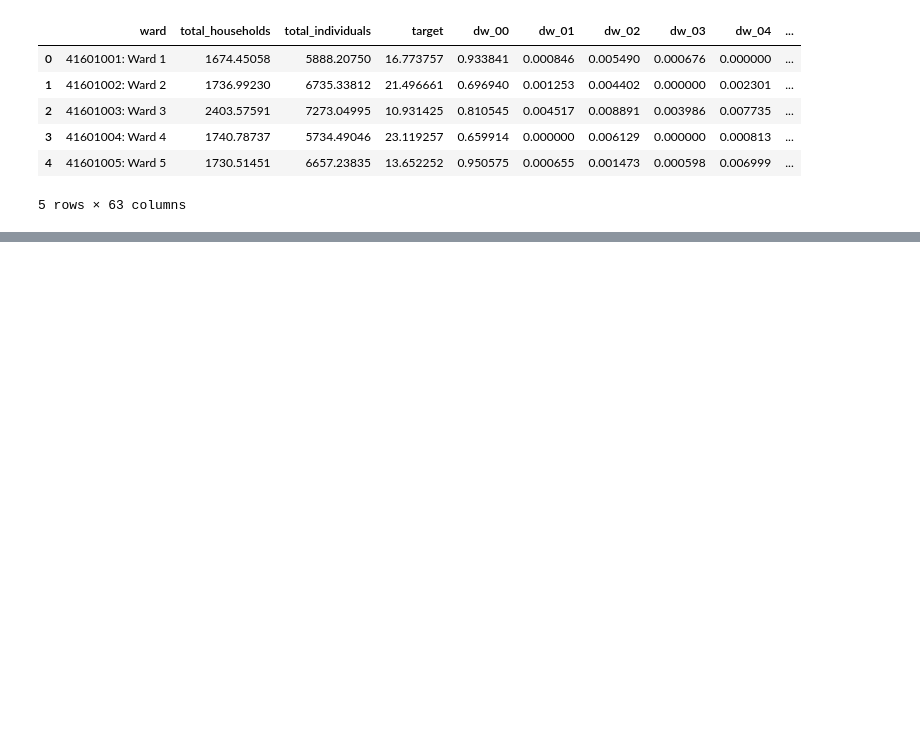
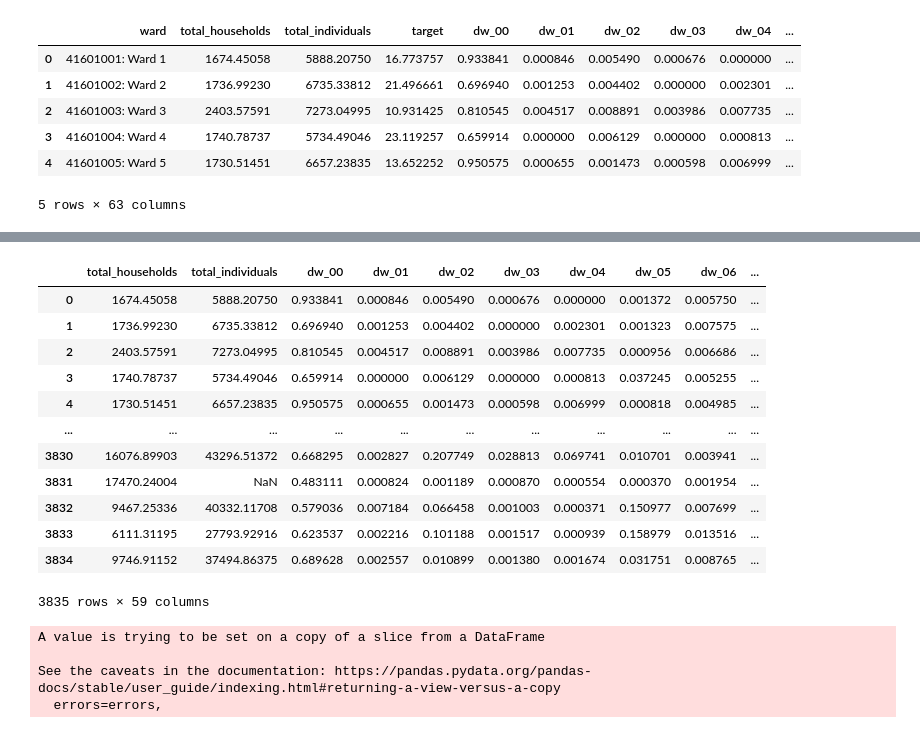
Before and after one commit to Oluwadara-Adepoju/Trail_blazer, a Jupyter notebook: ML.ipynb, the cells around one changed output, grey strips where cells are left out. Drawn from its saved outputs; the diff is of its cells as text; code cells hidden in the pictures; blank space fills up the shorter version.

```diff
--- a/ML.ipynb
+++ b/ML.ipynb
@@ -36,0 +70,35 @@ data['total_households'] = np.where(data['total_households'].between(25000,10000
+# %%
+data[['total_households', 'total_individuals', 'dw_00', 'dw_01', 'dw_02',
+       'dw_03', 'dw_04', 'dw_05', 'dw_06', 'dw_07', 'dw_08', 'dw_09', 'dw_10',
+       'dw_11', 'dw_12', 'dw_13', 'psa_00', 'psa_01', 'psa_02', 'psa_03',
+       'psa_04', 'stv_00', 'stv_01', 'car_00', 'car_01', 'lln_00', 'lln_01',
+       'lan_00', 'lan_01', 'lan_02', 'lan_03', 'lan_04', 'lan_05', 'lan_06',
+       'lan_07', 'lan_08', 'lan_09', 'lan_10', 'lan_11', 'lan_12', 'lan_13',
+       'lan_14', 'pg_00', 'pg_01', 'pg_02', 'pg_03', 'pg_04', 'lgt_00',
+       'pw_00', 'pw_01', 'pw_02', 'pw_03', 'pw_04', 'pw_05', 'pw_06', 'pw_07',
+       'pw_08', 'NL', 'source']]
+# %% [output]
+|  | total_households | total_individuals | dw_00 | dw_01 | dw_02 | dw_03 | dw_04 | dw_05 | dw_06 | ... |
+| 0 | 1674.45058 | 5888.20750 | 0.933841 | 0.000846 | 0.005490 | 0.000676 | 0.000000 | 0.001372 | 0.005750 | ... |
+| 1 | 1736.99230 | 6735.33812 | 0.696940 | 0.001253 | 0.004402 | 0.000000 | 0.002301 | 0.001323 | 0.007575 | ... |
+| 2 | 2403.57591 | 7273.04995 | 0.810545 | 0.004517 | 0.008891 | 0.003986 | 0.007735 | 0.000956 | 0.006686 | ... |
+| 3 | 1740.78737 | 5734.49046 | 0.659914 | 0.000000 | 0.006129 | 0.000000 | 0.000813 | 0.037245 | 0.005255 | ... |
+| 4 | 1730.51451 | 6657.23835 | 0.950575 | 0.000655 | 0.001473 | 0.000598 | 0.006999 | 0.000818 | 0.004985 | ... |
+| ... | ... | ... | ... | ... | ... | ... | ... | ... | ... | ... |
+| 3830 | 16076.89903 | 43296.51372 | 0.668295 | 0.002827 | 0.207749 | 0.028813 | 0.069741 | 0.010701 | 0.003941 | ... |
+| 3831 | 17470.24004 | NaN | 0.483111 | 0.000824 | 0.001189 | 0.000870 | 0.000554 | 0.000370 | 0.001954 | ... |
+| 3832 | 9467.25336 | 40332.11708 | 0.579036 | 0.007184 | 0.066458 | 0.001003 | 0.000371 | 0.150977 | 0.007699 | ... |
+| 3833 | 6111.31195 | 27793.92916 | 0.623537 | 0.002216 | 0.101188 | 0.001517 | 0.000939 | 0.158979 | 0.013516 | ... |
+| 3834 | 9746.91152 | 37494.86375 | 0.689628 | 0.002557 | 0.010899 | 0.001380 | 0.001674 | 0.031751 | 0.008765 | ... |
+3835 rows × 59 columns
+# %%
+train = data.loc[data['source']=='train']
+test = data.loc[data['source']=='test']
+
+train.drop('source',axis=1,inplace=True)
+test.drop('source',axis=1,inplace=True)
+# %% [output]
+A value is trying to be set on a copy of a slice from a DataFrame
+
+See the caveats in the documentation: https://pandas.pydata.org/pandas-docs/stable/user_guide/indexing.html#returning-a-view-versus-a-copy
+  errors=errors,
```
Also changed, not shown: parts of 9 cells of this notebook.
